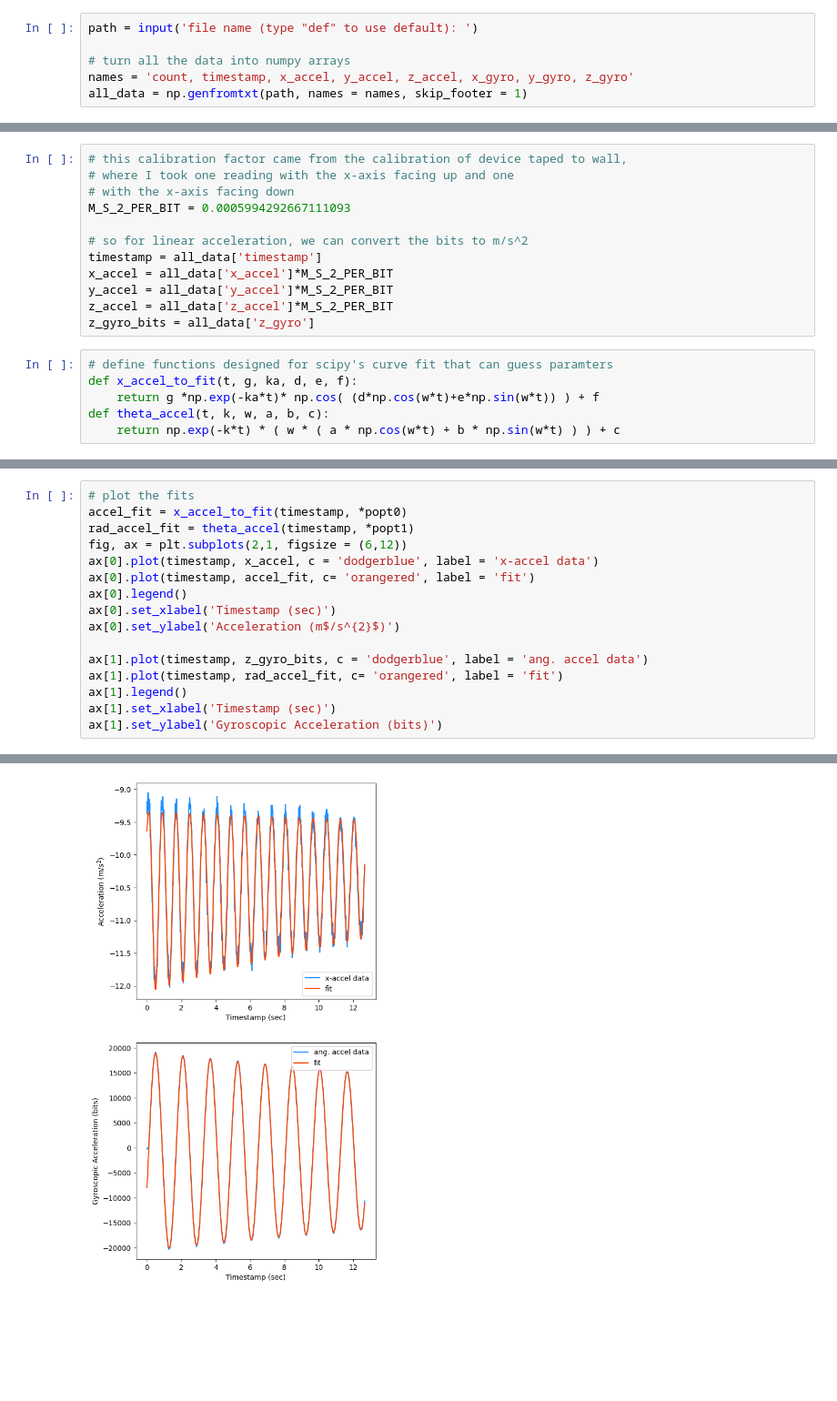
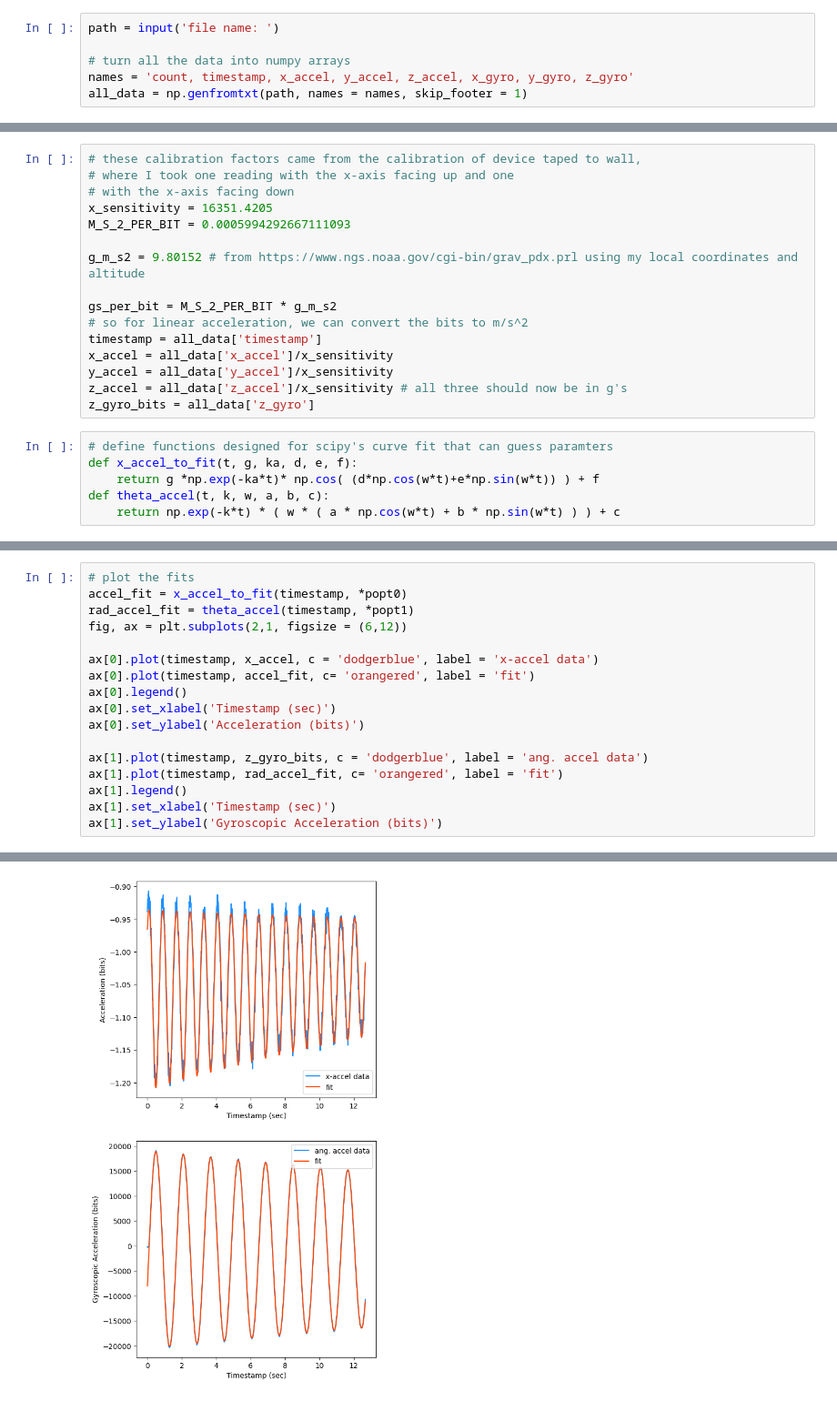
Before and after one commit to max-hanrahan/Pendulum-Calibration-Analysis, a Jupyter notebook: auto_analysis.ipynb, the cells around one changed output, grey strips where cells are left out. Shown: that part at 91% size. Cells and saved outputs as stored; diff of their text form; blank space fills up the shorter version.

```diff
--- a/auto_analysis.ipynb
+++ b/auto_analysis.ipynb
@@ -6,7 +6,7 @@ import matplotlib.pyplot as plt
 from scipy.optimize import curve_fit
 plt.style.use('default')
 # %%
-path = input('file name (type "def" to use default): ')
+path = input('file name: ')
 
 # turn all the data into numpy arrays
 names = 'count, timestamp, x_accel, y_accel, z_accel, x_gyro, y_gyro, z_gyro'
@@ -14,14 +16,18 @@ all_data = np.genfromtxt(path, names = names, skip_footer = 1)
 # %%
-# this calibration factor came from the calibration of device taped to wall,
+# these calibration factors came from the calibration of device taped to wall,
 # where I took one reading with the x-axis facing up and one
 # with the x-axis facing down
+x_sensitivity = 16351.4205
 M_S_2_PER_BIT = 0.0005994292667111093
 
+g_m_s2 = 9.80152 # from https://www.ngs.noaa.gov/cgi-bin/grav_pdx.prl using my local coordinates and altitude
+
+gs_per_bit = M_S_2_PER_BIT * g_m_s2
 # so for linear acceleration, we can convert the bits to m/s^2
 timestamp = all_data['timestamp']
-x_accel = all_data['x_accel']*M_S_2_PER_BIT
-y_accel = all_data['y_accel']*M_S_2_PER_BIT
-z_accel = all_data['z_accel']*M_S_2_PER_BIT
+x_accel = all_data['x_accel']/x_sensitivity
+y_accel = all_data['y_accel']/x_sensitivity
+z_accel = all_data['z_accel']/x_sensitivity # all three should now be in g's
 z_gyro_bits = all_data['z_gyro']
 # %%
 # define functions designed for scipy's curve fit that can guess paramters
@@ -40,19 +46,20 @@ popt0, pcov0 = curve_fit(x_accel_to_fit, timestamp, x_accel)
 # %%
 # plot the fits
 accel_fit = x_accel_to_fit(timestamp, *popt0)
 rad_accel_fit = theta_accel(timestamp, *popt1)
 fig, ax = plt.subplots(2,1, figsize = (6,12))
+
 ax[0].plot(timestamp, x_accel, c = 'dodgerblue', label = 'x-accel data')
 ax[0].plot(timestamp, accel_fit, c= 'orangered', label = 'fit')
 ax[0].legend()
 ax[0].set_xlabel('Timestamp (sec)')
-ax[0].set_ylabel('Acceleration (m$/s^{2}$)')
+ax[0].set_ylabel('Acceleration (bits)')
 
 ax[1].plot(timestamp, z_gyro_bits, c = 'dodgerblue', label = 'ang. accel data')
 ax[1].plot(timestamp, rad_accel_fit, c= 'orangered', label = 'fit')
 ax[1].legend()
 ax[1].set_xlabel('Timestamp (sec)')
 ax[1].set_ylabel('Gyroscopic Acceleration (bits)')
 # %% [output]
 Text(0, 0.5, 'Gyroscopic Acceleration (bits)')
-[figure, old version]
+[figure, new version]
```
Also changed, not shown: parts of 4 cells of this notebook.
